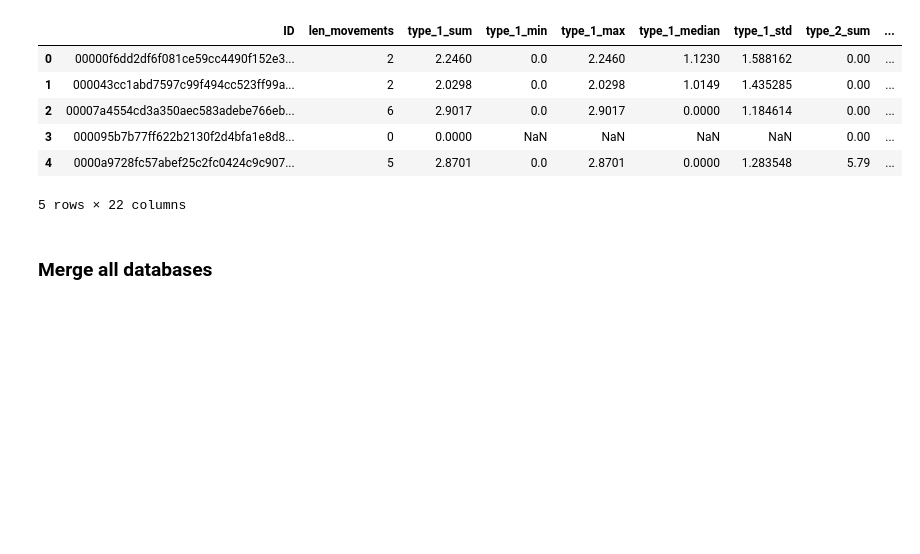
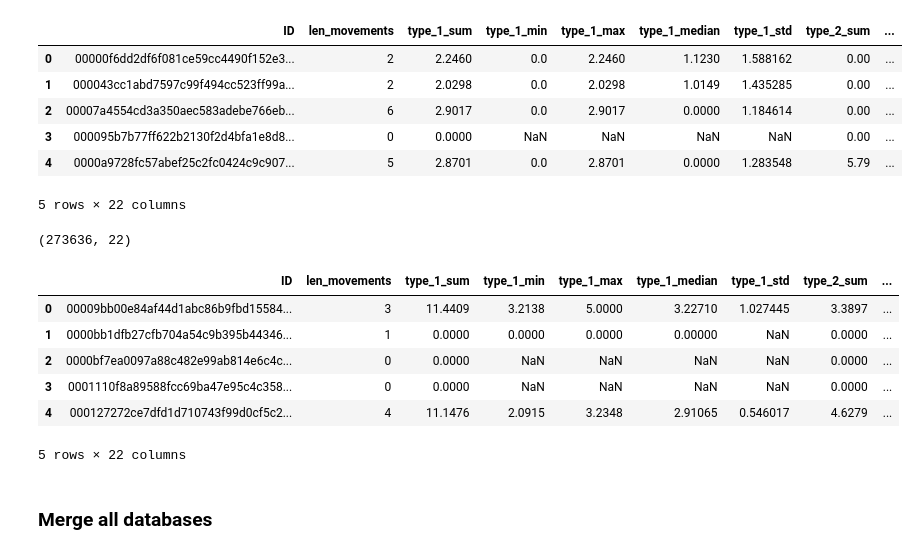
Before and after one commit to GonzaloVidalonV/Datathon2023, a Jupyter notebook: preprocess.ipynb, the cells around one changed output. Saved outputs shown, nothing was run; the diff lists cells and outputs as text; code cells hidden in the pictures; blank space fills up the shorter version.

```diff
--- a/preprocess.ipynb
+++ b/preprocess.ipynb
@@ -183,9 +300,11 @@ liabilities_agg.head()
 # %%
 # Merge universe_test with liabilities
 movements_train = pd.merge(left = universe_train, right = movements, on=['ID'], how='left', suffixes=['_universe', '_movements'])
+movements_test = pd.merge(left = universe_test, right = movements, on=['ID'], how='left', suffixes=['_universe', '_movements'])
 # %%
 # Drop the 'attrition' column
 movements_train.drop(columns=['attrition', 'period_movements', 'period_universe'], inplace=True)
+movements_test.drop(columns=['period_movements', 'period_universe'], inplace=True)
 # %%
 # Define aggregation functions for statistics
 agg_functions = {
@@ -213,6 +332,33 @@ movements_agg.head()
 | 3 | 000095b7b77ff622b2130f2d4bfa1e8d8... | 0 | 0.0000 | NaN | NaN | NaN | NaN | 0.00 | ... |
 | 4 | 0000a9728fc57abef25c2fc0424c9c907... | 5 | 2.8701 | 0.0 | 2.8701 | 0.0000 | 1.283548 | 5.79 | ... |
 5 rows × 22 columns
+# %%
+# Define aggregation functions for statistics
+agg_functions = {
+    'month': 'count',  # Length
+    **{col: ['sum', 'min', 'max', np.median, np.std] for col in movements_test.columns if col.startswith('type_')}
+}
+
+# Group by 'ID' and calculate the statistics
+movements_agg_test = movements_test.groupby('ID').agg(agg_functions)
+
+# Rename columns for clarity
+movements_agg_test.columns = ['len_movements'] + [f'{col}_{stat}' for col in movements_test.columns if col.startswith('type_') for stat in ['sum', 'min', 'max', 'median', 'std']]
+
+# Reset the index to have 'ID' as a regular column
+movements_agg_test.reset_index(inplace=True)
+
+print(movements_agg_test.shape)
+movements_agg_test.head()
+# %% [output]
+(273636, 22)
+|  | ID | len_movements | type_1_sum | type_1_min | type_1_max | type_1_median | type_1_std | type_2_sum | ... |
+| 0 | 00009bb00e84af44d1abc86b9fbd15584... | 3 | 11.4409 | 3.2138 | 5.0000 | 3.22710 | 1.027445 | 3.3897 | ... |
+| 1 | 0000bb1dfb27cfb704a54c9b395b44346... | 1 | 0.0000 | 0.0000 | 0.0000 | 0.00000 | NaN | 0.0000 | ... |
+| 2 | 0000bf7ea0097a88c482e99ab814e6c4c... | 0 | 0.0000 | NaN | NaN | NaN | NaN | 0.0000 | ... |
+| 3 | 0001110f8a89588fcc69ba47e95c4c358... | 0 | 0.0000 | NaN | NaN | NaN | NaN | 0.0000 | ... |
+| 4 | 000127272ce7dfd1d710743f99d0cf5c2... | 4 | 11.1476 | 2.0915 | 3.2348 | 2.91065 | 0.546017 | 4.6279 | ... |
+5 rows × 22 columns
 # %% [markdown]
 ### Merge all databases
 # %%
```
Also changed, not shown: parts of 18 cells of this notebook.
